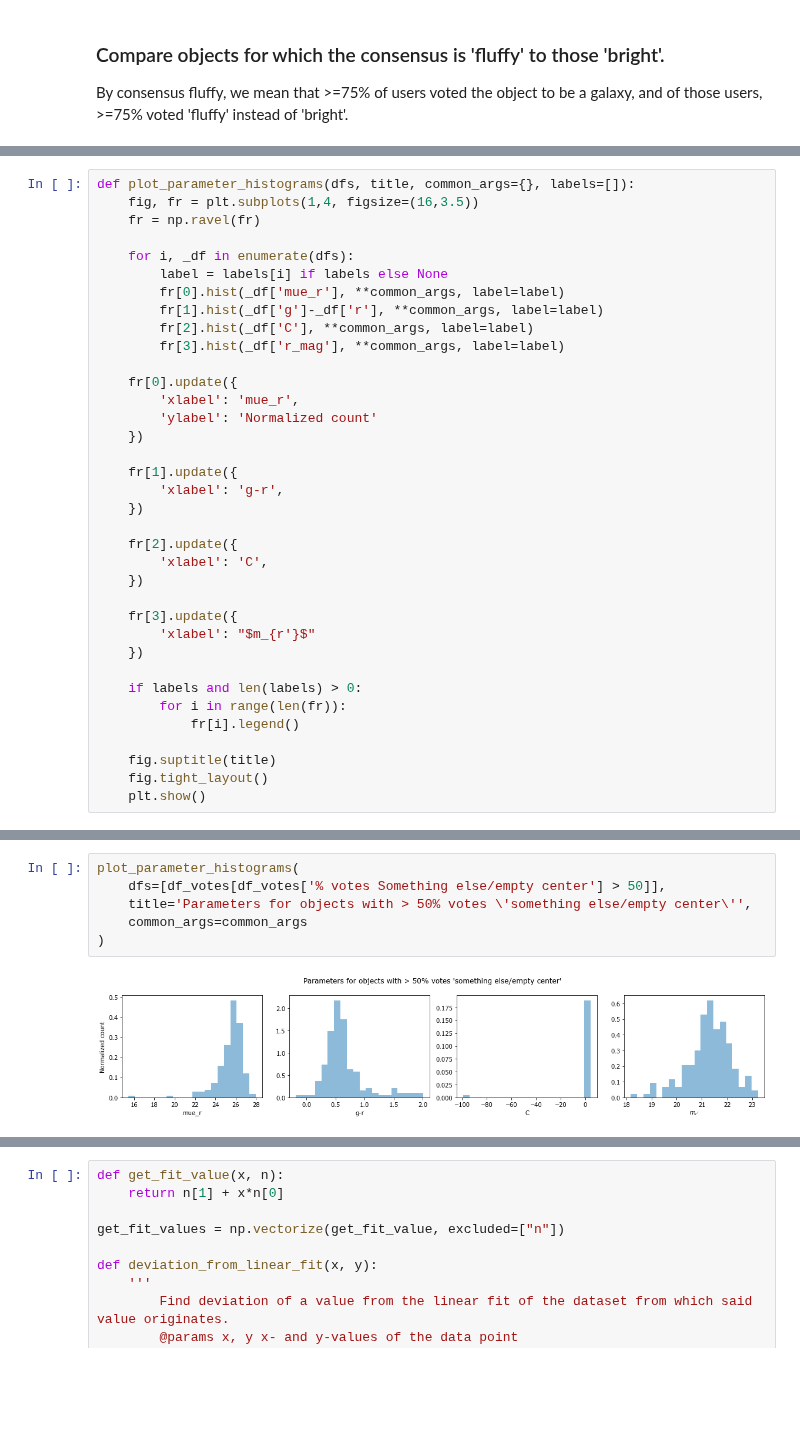
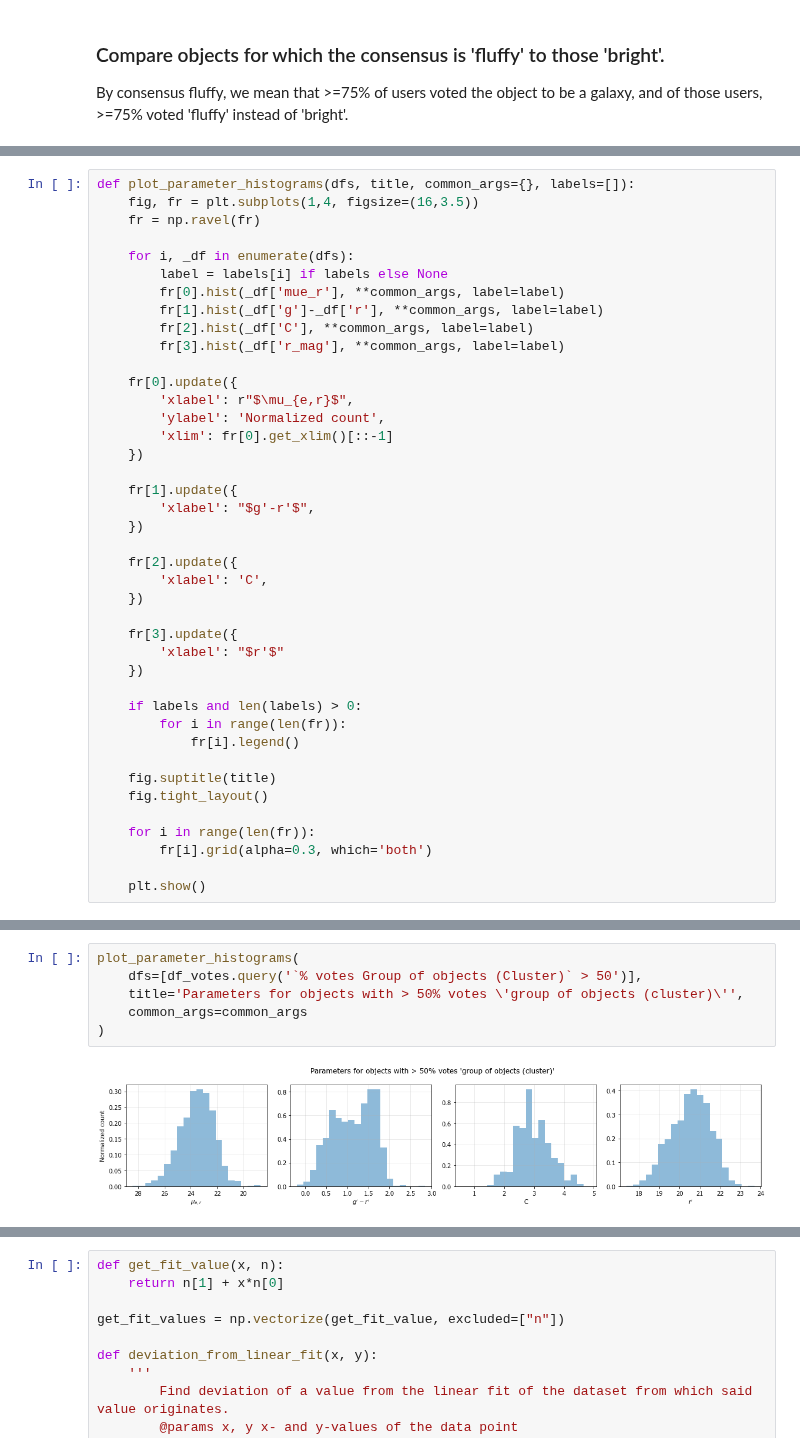
Before and after one commit to Seerden/SpaceFluff, a Jupyter notebook: analysis/classify workflow/sf_classify.ipynb, the cells around one changed output, grey strips where cells are left out. Drawn from its saved outputs; the diff is of its cells as text; blank space fills up the shorter version.

```diff
--- a/analysis/classify workflow/sf_classify.ipynb
+++ b/analysis/classify workflow/sf_classify.ipynb
@@ -294,12 +290,13 @@ def plot_parameter_histograms(dfs, title, common_args={}, labels=[]):
         fr[3].hist(_df['r_mag'], **common_args, label=label)
 
     fr[0].update({
-        'xlabel': 'mue_r',
-        'ylabel': 'Normalized count'
+        'xlabel': r"$\mu_{e,r}$",
+        'ylabel': 'Normalized count',
+        'xlim': fr[0].get_xlim()[::-1]
     })
 
     fr[1].update({
-        'xlabel': 'g-r',
+        'xlabel': "$g'-r'$",
     })
 
     fr[2].update({
@@ -307,7 +304,7 @@ def plot_parameter_histograms(dfs, title, common_args={}, labels=[]):
     })
 
     fr[3].update({
-        'xlabel': "$m_{r'}$"
+        'xlabel': "$r'$"
     })
 
     if labels and len(labels) > 0:
@@ -316,4 +313,8 @@ def plot_parameter_histograms(dfs, title, common_args={}, labels=[]):
 
     fig.suptitle(title)
     fig.tight_layout()
+
+    for i in range(len(fr)):
+        fr[i].grid(alpha=0.3, which='both')
+
     plt.show()
@@ -346,8 +367,8 @@ plot_parameter_histograms(
 # %%
 plot_parameter_histograms(
-    dfs=[df_votes[df_votes['% votes Something else/empty center'] > 50]],
-    title='Parameters for objects with > 50% votes \'something else/empty center\'',
+    dfs=[df_votes.query('`% votes Group of objects (Cluster)` > 50')],
+    title='Parameters for objects with > 50% votes \'group of objects (cluster)\'',
     common_args=common_args
 )
 # %% [output]
-[figure, old version]
+[figure, new version]
```
Also changed, not shown: parts of 25 cells of this notebook.
